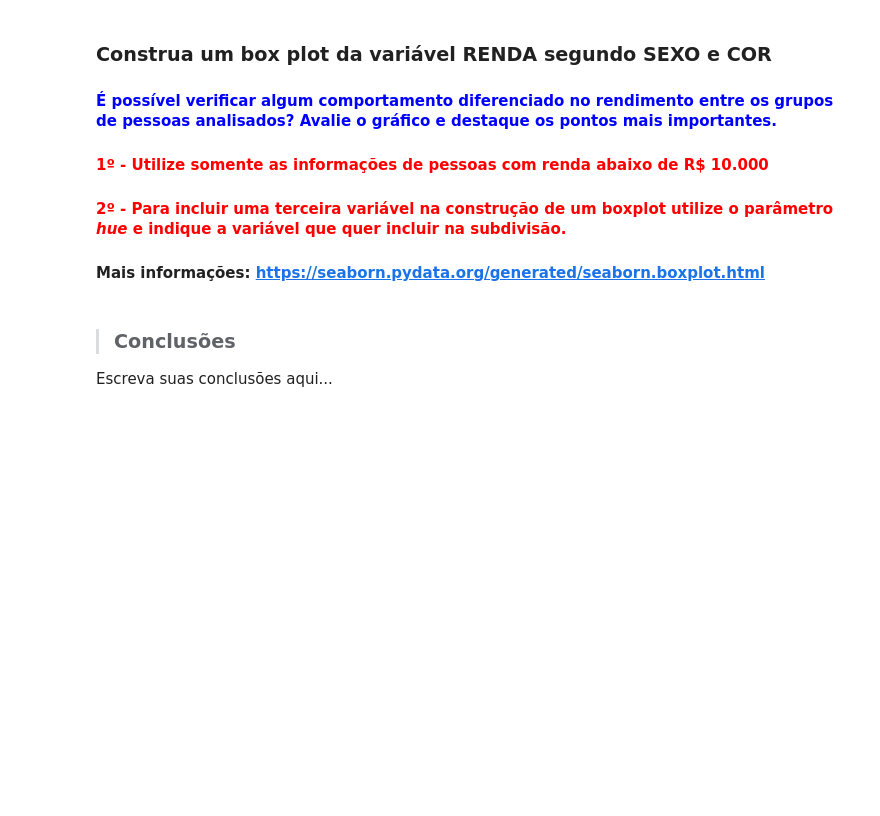
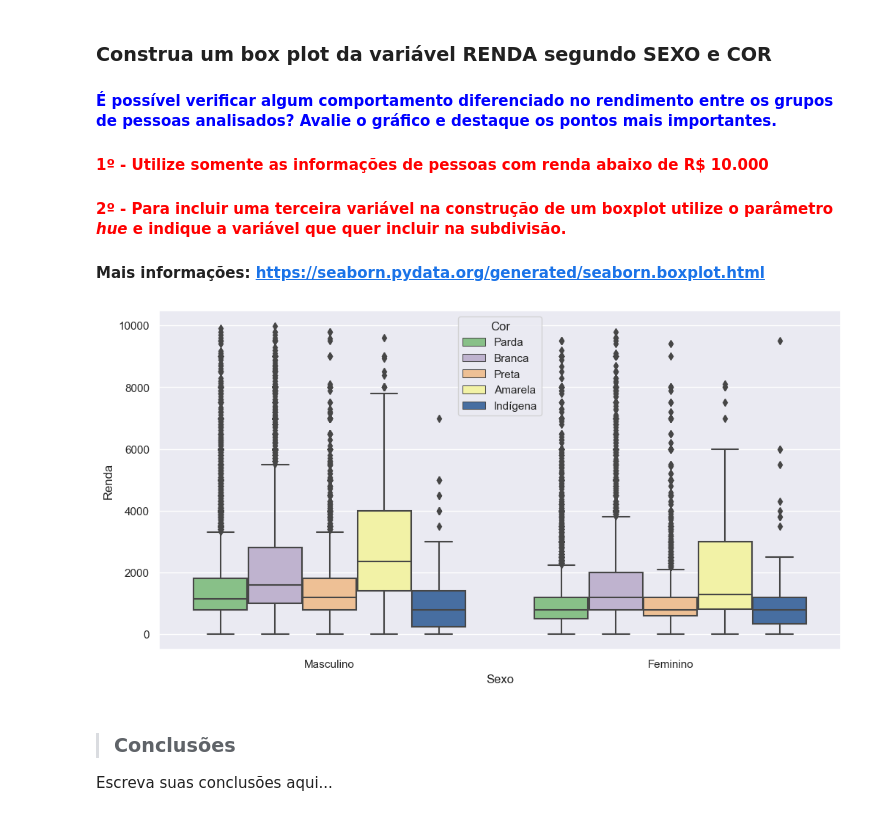
Before and after one commit to ledsouza/Curso_de_Estatistica, a Jupyter notebook: Análise_Descritiva.ipynb, the cells around one changed output. Saved outputs shown, nothing was run; the diff lists cells and outputs as text; code cells hidden in the pictures; blank space fills up the shorter version.

```diff
--- a/Análise_Descritiva.ipynb
+++ b/Análise_Descritiva.ipynb
@@ -371,0 +380,5 @@ Escreva suas conclusões aqui...
+# %%
+dados['Sexo'].replace(sexo, inplace=True)
+dados['Cor'].replace(cor, inplace=True)
+dados['Anos de Estudo'].replace(anos_de_estudo, inplace=True)
+dados['UF'].replace(uf, inplace=True)
@@ -405,6 +545,16 @@ Escreva suas conclusões aqui...
 #### <font color='red'>1º - Utilize somente as informações de pessoas com renda abaixo de R$ 10.000</font>
 #### <font color='red'>2º - Para incluir uma terceira variável na construção de um boxplot utilize o parâmetro <i>hue</i> e indique a variável que quer incluir na subdivisão.</font>
 #### Mais informações: https://seaborn.pydata.org/generated/seaborn.boxplot.html
+# %%
+mask = dados['Renda'] < 10000
+
+plot = sns.boxplot(data=dados[mask], x='Sexo', y='Renda', hue='Cor')
+#plot.set_title('Box Plot', loc='left', fontsize=18)
+#plot.set_xlabel('Sexo', fontsize=14)
+#plot.set_ylabel('Re', fontsize=14)
+plot.figure.set_size_inches(12,6)
+# %% [output]
+[figure, added]
 # %% [markdown]
 > ### Conclusões
 
```
Also changed, not shown: parts of 20 cells of this notebook, 1 other file.
